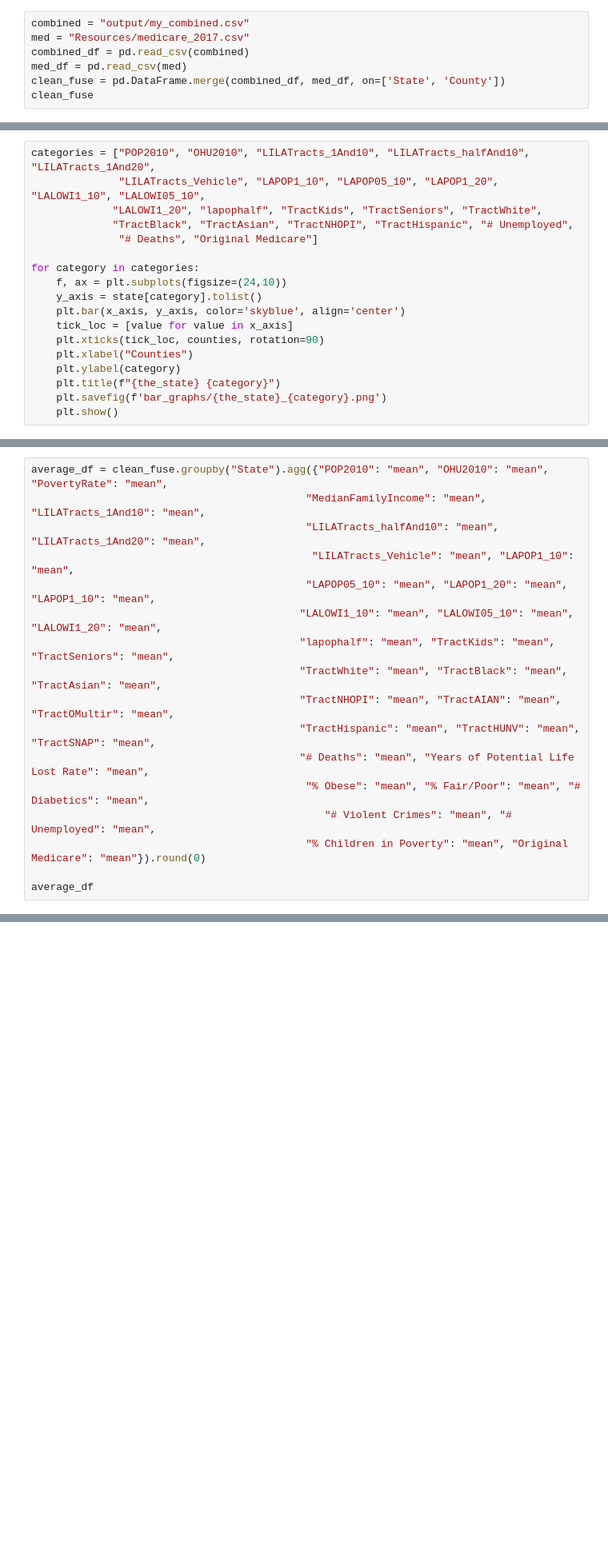
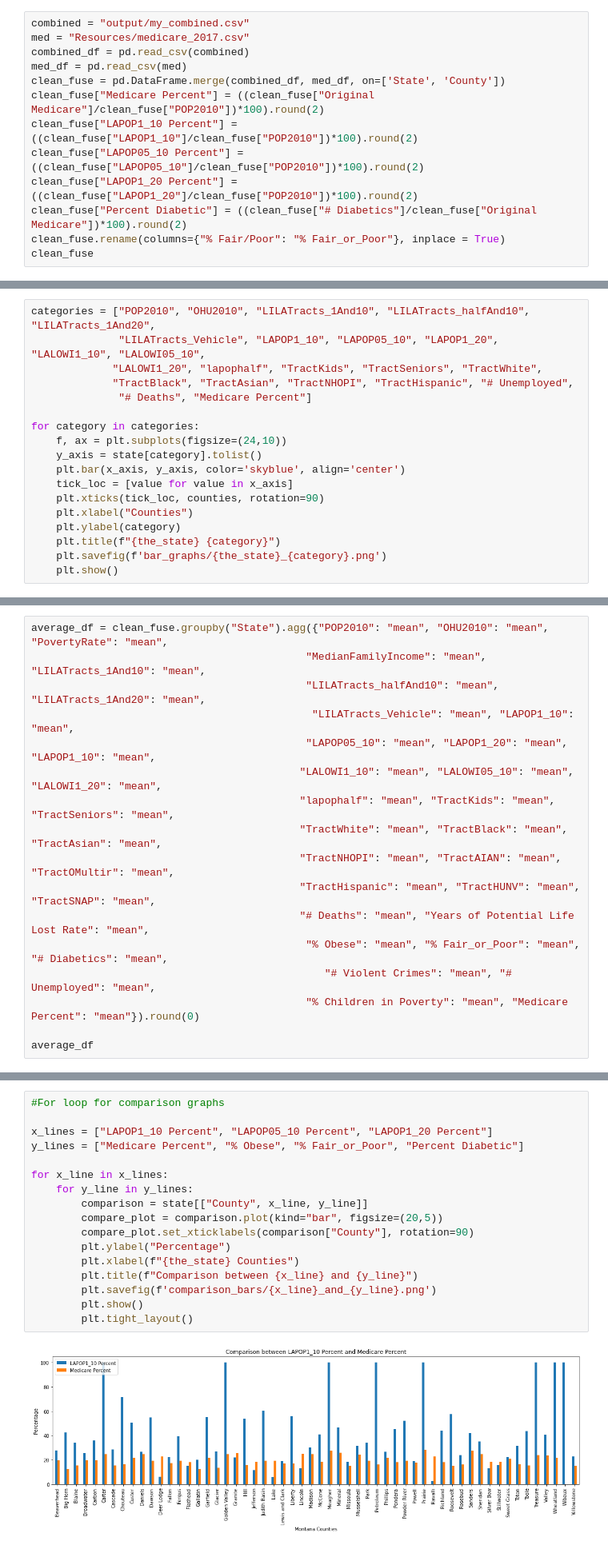
Before and after one commit to Ssimoes48/Food-Deserts-Analysis, a Jupyter notebook: BarGraphForloop.ipynb, the cells around one changed output, grey strips where cells are left out. Shown at 80% size. Drawn from its saved outputs; the diff is of its cells as text; blank space fills up the shorter version.

Commit message:
Added for loop to compare food desert percents and health percents.

```diff
--- a/BarGraphForloop.ipynb
+++ b/BarGraphForloop.ipynb
@@ -11,6 +11,12 @@ med = "Resources/medicare_2017.csv"
 combined_df = pd.read_csv(combined)
 med_df = pd.read_csv(med)
 clean_fuse = pd.DataFrame.merge(combined_df, med_df, on=['State', 'County'])
+clean_fuse["Medicare Percent"] = ((clean_fuse["Original Medicare"]/clean_fuse["POP2010"])*100).round(2)
+clean_fuse["LAPOP1_10 Percent"] = ((clean_fuse["LAPOP1_10"]/clean_fuse["POP2010"])*100).round(2)
+clean_fuse["LAPOP05_10 Percent"] = ((clean_fuse["LAPOP05_10"]/clean_fuse["POP2010"])*100).round(2)
+clean_fuse["LAPOP1_20 Percent"] = ((clean_fuse["LAPOP1_20"]/clean_fuse["POP2010"])*100).round(2)
+clean_fuse["Percent Diabetic"] = ((clean_fuse["# Diabetics"]/clean_fuse["Original Medicare"])*100).round(2)
+clean_fuse.rename(columns={"% Fair/Poor": "% Fair_or_Poor"}, inplace = True)
 clean_fuse
 # %% [output]
 |  | State | County | POP2010 | OHU2010 | PovertyRate | MedianFamilyIncome | LILATracts_1And10 | ... |
@@ -38,7 +44,7 @@ categories = ["POP2010", "OHU2010", "LILATracts_1And10", "LILATracts_halfAnd10",
               "LILATracts_Vehicle", "LAPOP1_10", "LAPOP05_10", "LAPOP1_20", "LALOWI1_10", "LALOWI05_10",
              "LALOWI1_20", "lapophalf", "TractKids", "TractSeniors", "TractWhite",
              "TractBlack", "TractAsian", "TractNHOPI", "TractHispanic", "# Unemployed",
-              "# Deaths", "Original Medicare"]
+              "# Deaths", "Medicare Percent"]
 
 for category in categories:
     f, ax = plt.subplots(figsize=(24,10))
@@ -77,9 +83,9 @@ average_df = clean_fuse.groupby("State").agg({"POP2010": "mean", "OHU2010": "mea
                                            "TractNHOPI": "mean", "TractAIAN": "mean", "TractOMultir": "mean",
                                            "TractHispanic": "mean", "TractHUNV": "mean", "TractSNAP": "mean",
                                            "# Deaths": "mean", "Years of Potential Life Lost Rate": "mean",
-                                            "% Obese": "mean", "% Fair/Poor": "mean", "# Diabetics": "mean",
+                                            "% Obese": "mean", "% Fair_or_Poor": "mean", "# Diabetics": "mean",
                                                "# Violent Crimes": "mean", "# Unemployed": "mean",
-                                            "% Children in Poverty": "mean", "Original Medicare": "mean"}).round(0)
+                                            "% Children in Poverty": "mean", "Medicare Percent": "mean"}).round(0)
 
 average_df
 # %% [output]
@@ -150,0 +146,19 @@ The state with the highest obese perc is Mississippi and the state with the high
+# %%
+#For loop for comparison graphs
+
+x_lines = ["LAPOP1_10 Percent", "LAPOP05_10 Percent", "LAPOP1_20 Percent"]
+y_lines = ["Medicare Percent", "% Obese", "% Fair_or_Poor", "Percent Diabetic"]
+
+for x_line in x_lines:
+    for y_line in y_lines:
+        comparison = state[["County", x_line, y_line]]
+        compare_plot = comparison.plot(kind="bar", figsize=(20,5))
+        compare_plot.set_xticklabels(comparison["County"], rotation=90)
+        plt.ylabel("Percentage")
+        plt.xlabel(f"{the_state} Counties")
+        plt.title(f"Comparison between {x_line} and {y_line}")
+        plt.savefig(f'comparison_bars/{x_line}_and_{y_line}.png')
+        plt.show()
+        plt.tight_layout()
+# %% [output]
+[figure, added]
```
Also changed, not shown: parts of 5 cells of this notebook, 16 other files.
